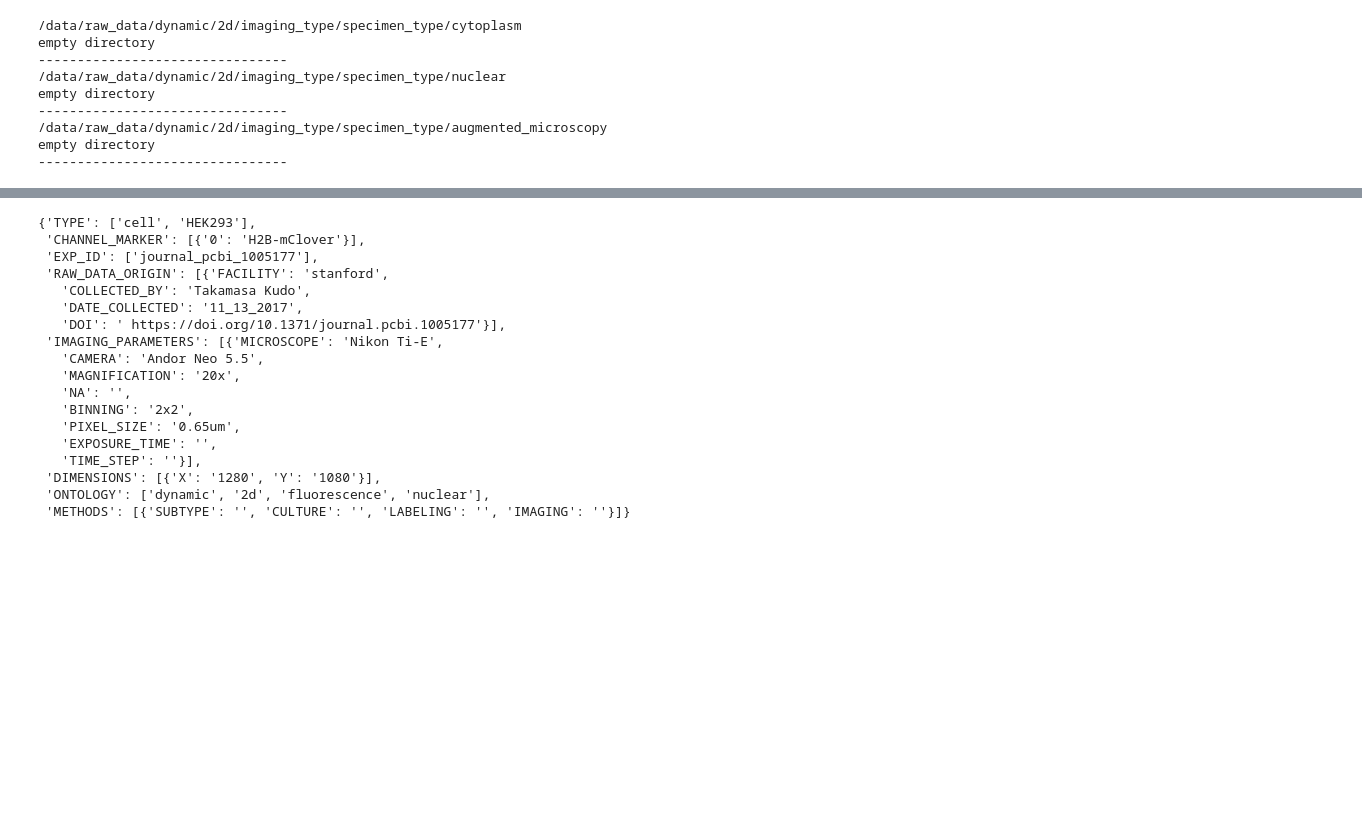
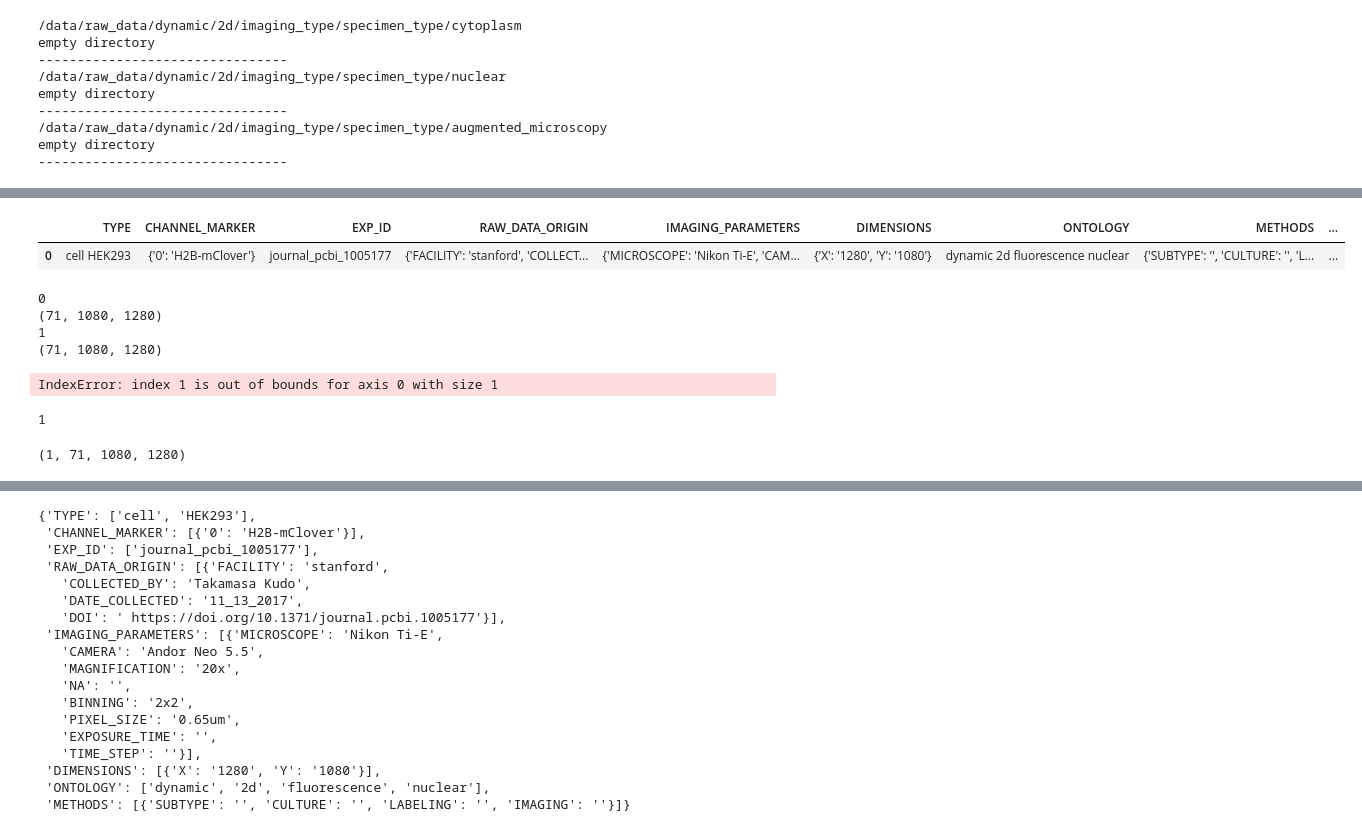
Before and after one commit to vanvalenlab/caliban-toolbox, a Jupyter notebook: notebooks/Caliban_Figure8_Upload_Combined.ipynb, the cells around one changed output, grey strips where cells are left out. Drawn from its saved outputs; the diff is of its cells as text; code cells hidden in the pictures; blank space fills up the shorter version.

Commit message:
first data loader complete

```diff
--- a/notebooks/Caliban_Figure8_Upload_Combined.ipynb
+++ b/notebooks/Caliban_Figure8_Upload_Combined.ipynb
@@ -68,0 +62,5 @@ Warning! Path: /data/raw_data/dynamic/2d/phase/HEK293 Does Not Exist!
+# %%
+load_test.metadata_all
+# %% [output]
+|  | TYPE | CHANNEL_MARKER | EXP_ID | RAW_DATA_ORIGIN | IMAGING_PARAMETERS | DIMENSIONS | ONTOLOGY | METHODS | ... |
+| 0 | cell HEK293 | {'0': 'H2B-mClover'} | journal_pcbi_1005177 | {'FACILITY': 'stanford', 'COLLECT... | {'MICROSCOPE': 'Nikon Ti-E', 'CAM... | {'X': '1280', 'Y': '1080'} | dynamic 2d fluorescence nuclear | {'SUBTYPE': '', 'CULTURE': '', 'L... | ... |
@@ -68,0 +86,23 @@ Warning! Path: /data/raw_data/dynamic/2d/phase/HEK293 Does Not Exist!
+# %%
+import numpy as np
+raw_image_array = np.zeros([len(load_test.metadata_all.index),
+                                    max_frames,
+                                    dims_y, dims_x])
+for index, item in enumerate(raw_images):
+    print(index)
+    print(item.shape)
+    raw_image_array[index, :, :, :] = item
+# %% [output]
+0
+(71, 1080, 1280)
+1
+(71, 1080, 1280)
+IndexError: index 1 is out of bounds for axis 0 with size 1
+# %%
+len(load_test.metadata_all.index)
+# %% [output]
+1
+# %%
+raw_image_array.shape
+# %% [output]
+(1, 71, 1080, 1280)
```
Also changed, not shown: parts of 10 cells of this notebook, 1 other file.
